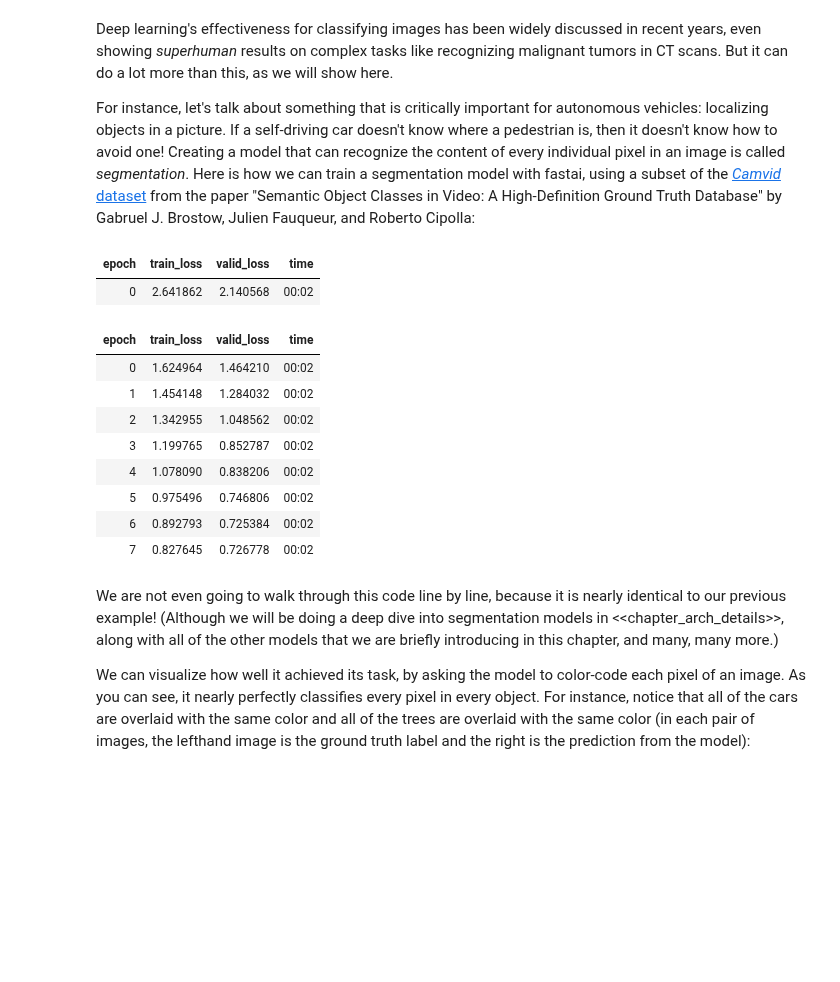
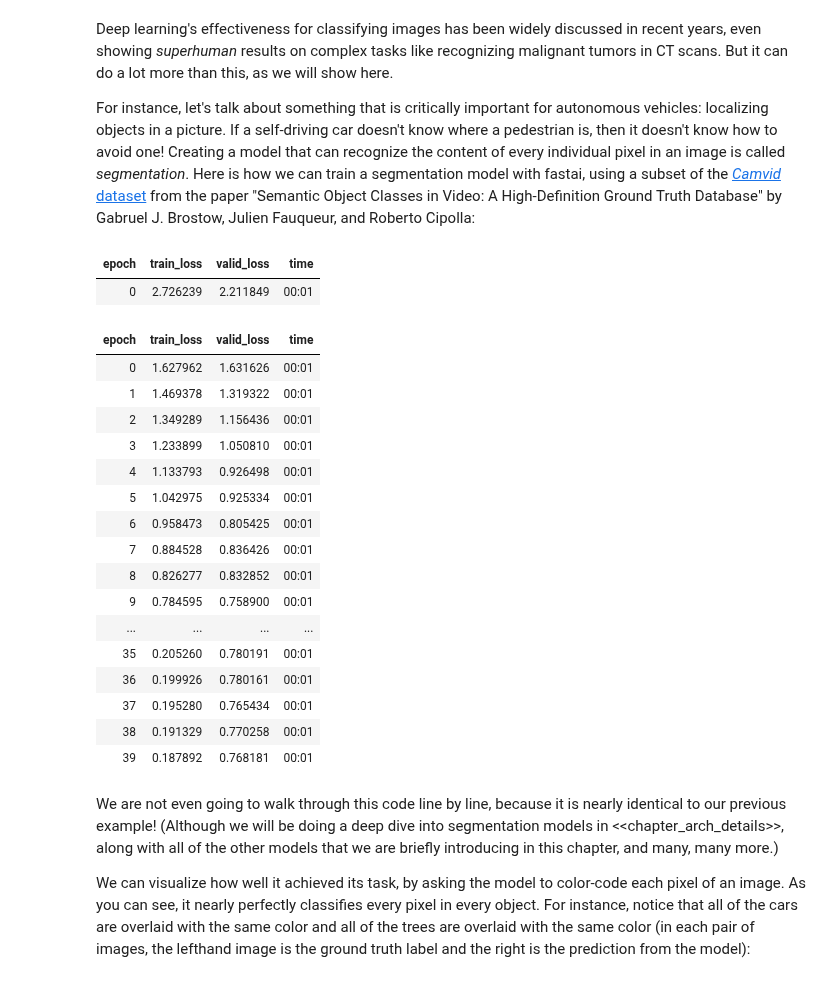
Before and after one commit to HudhaifaGburi2/FastAI, a Jupyter notebook: 01_intro.ipynb, the cells around one changed output. Drawn from its saved outputs; the diff is of its cells as text; code cells hidden in the pictures; blank space fills up the shorter version.

```diff
--- a/01_intro.ipynb
+++ b/01_intro.ipynb
@@ -710,28 +821,59 @@ All these concepts apply to machine learning in general. That is, they apply to
 Deep learning's effectiveness for classifying images has been widely discussed in recent years, even showing _superhuman_ results on complex tasks like recognizing malignant tumors in CT scans. But it can do a lot more than this, as we will show here.
 
 For instance, let's talk about something that is critically important for autonomous vehicles: localizing objects in a picture. If a self-driving car doesn't know where a pedestrian is, then it doesn't know how to avoid one! Creating a model that can recognize the content of every individual pixel in an image is called *segmentation*. Here is how we can train a segmentation model with fastai, using a subset of the [*Camvid* dataset](http://www0.cs.ucl.ac.uk/staff/G.Brostow/papers/Brostow_2009-PRL.pdf) from the paper "Semantic Object Classes in Video: A High-Definition Ground Truth Database" by Gabruel J. Brostow, Julien Fauqueur, and Roberto Cipolla:
-# %%
-path = untar_data(URLs.CAMVID_TINY)
-dls = SegmentationDataLoaders.from_label_func(
-    path, bs=8, fnames = get_image_files(path/"images"),
-    label_func = lambda o: path/'labels'/f'{o.stem}_P{o.suffix}',
-    codes = np.loadtxt(path/'codes.txt', dtype=str)
-)
-
-learn = unet_learner(dls, resnet34)
-learn.fine_tune(8)
-# %% [output]
-| epoch | train_loss | valid_loss | time |
-| 0 | 2.641862 | 2.140568 | 00:02 |
-| epoch | train_loss | valid_loss | time |
-| 0 | 1.624964 | 1.464210 | 00:02 |
-| 1 | 1.454148 | 1.284032 | 00:02 |
-| 2 | 1.342955 | 1.048562 | 00:02 |
-| 3 | 1.199765 | 0.852787 | 00:02 |
-| 4 | 1.078090 | 0.838206 | 00:02 |
-| 5 | 0.975496 | 0.746806 | 00:02 |
-| 6 | 0.892793 | 0.725384 | 00:02 |
-| 7 | 0.827645 | 0.726778 | 00:02 |
+# %%
+# 1️⃣ تحميل البيانات
+# تحميل مجموعة بيانات CamVid الصغيرة (Semantic Segmentation)
+# يتم فك ضغط البيانات وحفظها في مجلد محلي
+
+path = untar_data(URLs.CAMVID_TINY)
+
+# 2️⃣ إعداد DataLoaders لتقسيم الصور
+# SegmentationDataLoaders مصممة لمهام تقسيم الصور
+# - bs=10: حجم الدفعة أثناء التدريب
+# - fnames: جميع ملفات الصور
+# - label_func: دالة تعيد مسار ملف العلامة لكل صورة
+# - codes: أسماء الفئات الممكنة في تقسيم الصورة
+dls = SegmentationDataLoaders.from_label_func(
+    path,
+    bs=8,
+    fnames=get_image_files(path/"images"),
+    label_func=lambda o: path/'labels'/f'{o.stem}_P{o.suffix}',
+    codes=np.loadtxt(path/'codes.txt', dtype=str)
+)
+
+# 3️⃣ إنشاء نموذج UNet
+# - unet_learner: يستخدم لإنشاء نموذج تقسيم الصور
+# - dls: DataLoaders الذي أعددناه
+# - resnet34: العمود الفقري pretrained لاستخراج الميزات من الصورة
+learn = unet_learner(dls, resnet34)
+
+# 4️⃣ تدريب النموذج باستخدام Fine-tuning
+# fine_tune(8) يقوم بـ:
+# 1. تحديث الرأس (head) الجديد ليتوافق مع البيانات الجديدة
+# 2. تحديث كامل النموذج تدريجيًا، مع تركيز أكبر على الطبقات العليا
+# 8: عدد epochs (مرات المرور على كامل مجموعة البيانات)
+learn.fine_tune(40)
+# %% [output]
+| epoch | train_loss | valid_loss | time |
+| 0 | 2.726239 | 2.211849 | 00:01 |
+| epoch | train_loss | valid_loss | time |
+| 0 | 1.627962 | 1.631626 | 00:01 |
+| 1 | 1.469378 | 1.319322 | 00:01 |
+| 2 | 1.349289 | 1.156436 | 00:01 |
+| 3 | 1.233899 | 1.050810 | 00:01 |
+| 4 | 1.133793 | 0.926498 | 00:01 |
+| 5 | 1.042975 | 0.925334 | 00:01 |
+| 6 | 0.958473 | 0.805425 | 00:01 |
+| 7 | 0.884528 | 0.836426 | 00:01 |
+| 8 | 0.826277 | 0.832852 | 00:01 |
+| 9 | 0.784595 | 0.758900 | 00:01 |
+| ... | ... | ... | ... |
+| 35 | 0.205260 | 0.780191 | 00:01 |
+| 36 | 0.199926 | 0.780161 | 00:01 |
+| 37 | 0.195280 | 0.765434 | 00:01 |
+| 38 | 0.191329 | 0.770258 | 00:01 |
+| 39 | 0.187892 | 0.768181 | 00:01 |
 # %% [markdown]
 We are not even going to walk through this code line by line, because it is nearly identical to our previous example! (Although we will be doing a deep dive into segmentation models in <<chapter_arch_details>>, along with all of the other models that we are briefly introducing in this chapter, and many, many more.)
 
```
Also changed, not shown: parts of 12 cells of this notebook.
